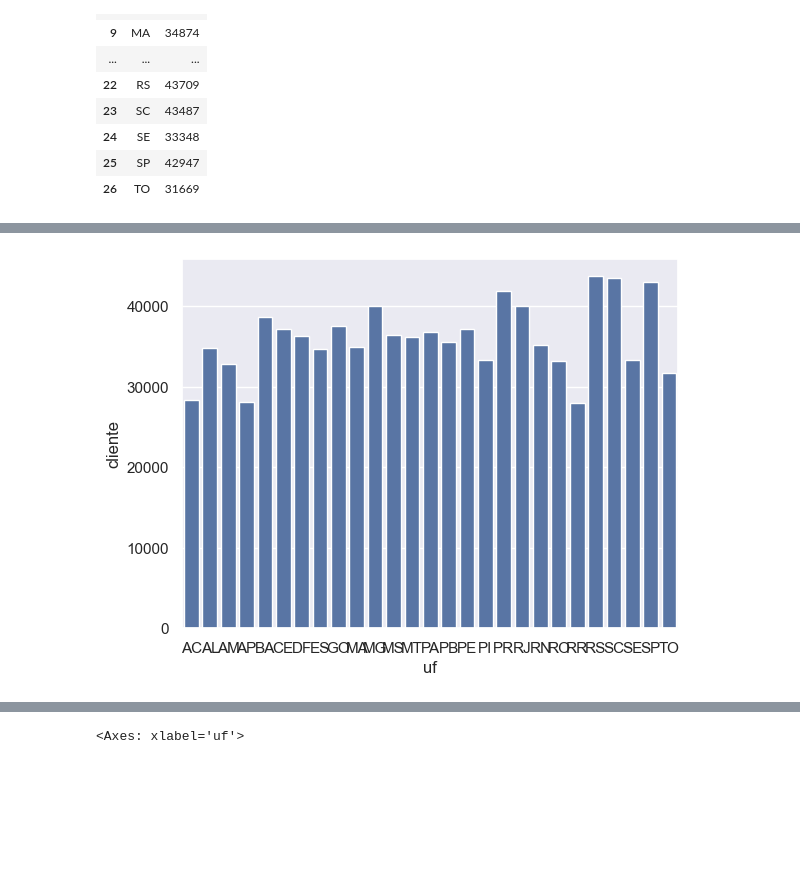
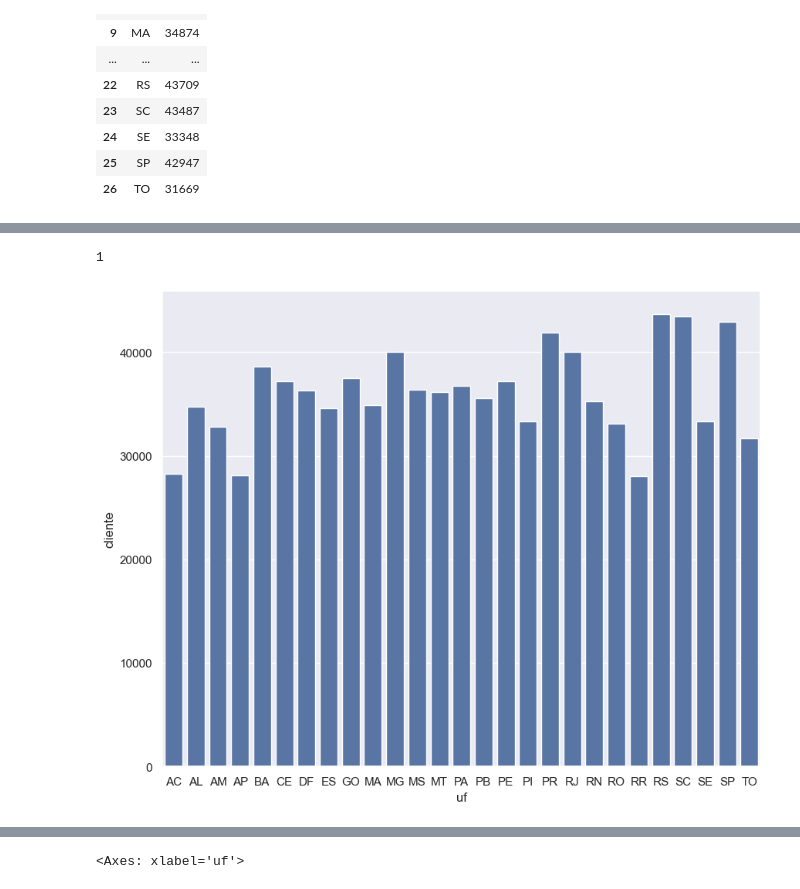
Before and after one commit to FranciniSantana/analise-scr-data, a Jupyter notebook: notebook/analise-descritiva.ipynb, the cells around one changed output, grey strips where cells are left out. Saved outputs shown, nothing was run; the diff lists cells and outputs as text; code cells hidden in the pictures; blank space fills up the shorter version.

```diff
--- a/notebook/analise-descritiva.ipynb
+++ b/notebook/analise-descritiva.ipynb
@@ -81 +109,5 @@ client_uf
+# %%
+df['cnae_subclasse'].nunique()
+# %% [output]
+1
 # %%
@@ -83,5 +115,7 @@ client_uf
 sns.set_theme(style='darkgrid')
 # %%
+plt.figure(figsize=(10, 8))
 ax = sns.barplot(data = client_uf , x ='uf', y = "cliente")
+plt.show()
 # %% [output]
-[figure, old version]
+[figure, new version]
```
Also changed, not shown: parts of 8 cells of this notebook.
